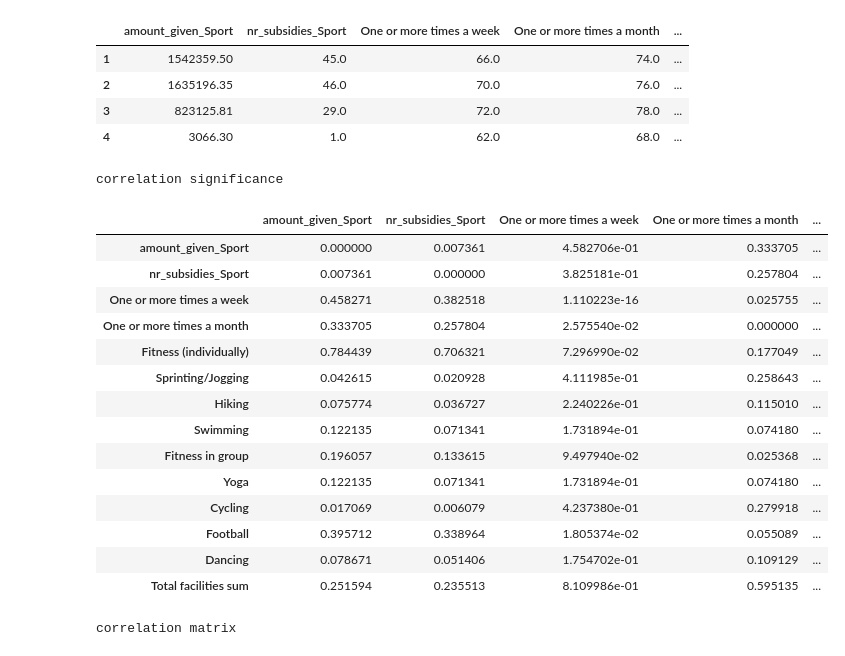
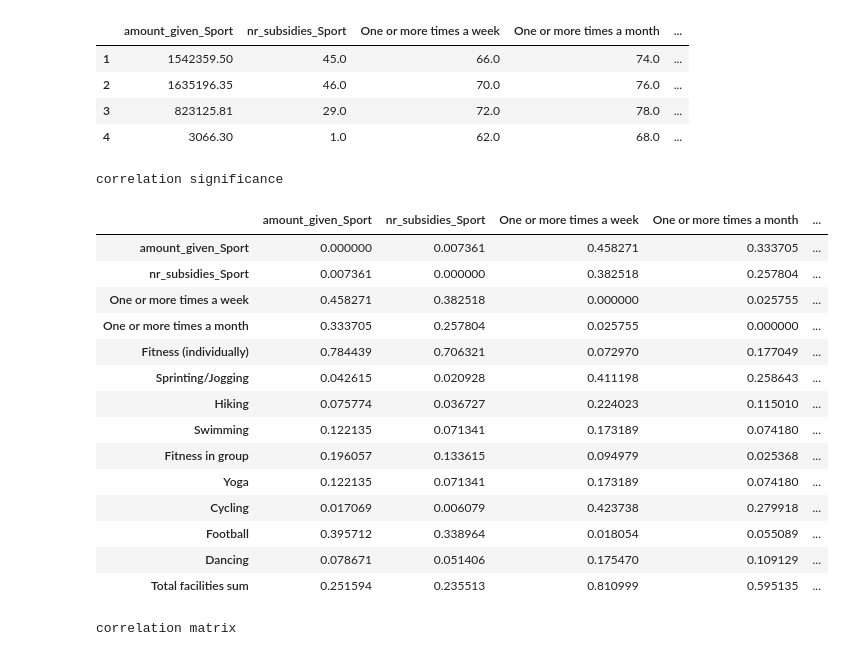
Before and after one commit to IrynaHorova/Project-Amsterdam, a Jupyter notebook: your-code/Data Analysis FD-ih-updates.ipynb, the cells around one changed output. Saved outputs shown, nothing was run; the diff lists cells and outputs as text; code cells hidden in the pictures.

```diff
--- a/your-code/Data Analysis FD-ih-updates.ipynb
+++ b/your-code/Data Analysis FD-ih-updates.ipynb
@@ -102,42 +102,53 @@ data_fd.iloc[1:,[2,3,4,5,6,7,8,9,10,11,12,13,14,19]]
 | 2 | 1635196.35 | 46.0 | 70.0 | 76.0 | ... |
 | 3 | 823125.81 | 29.0 | 72.0 | 78.0 | ... |
 | 4 | 3066.30 | 1.0 | 62.0 | 68.0 | ... |
+# %%
+def color_negative_red(val):
+    """
+    Takes a scalar and returns a string with
+    the css property `'color: red'` for negative
+    strings, black otherwise.
+    """
+    color = 'green' if abs(val) <= 0.05 else 'black'
+    return 'color: %s' % color
 # %%
 df1 = data_fd.iloc[1:,[2,3,4,5,6,7,8,9,10,11,12,13,14,19]]
 df2 = data_fd.iloc[1:,[2,3,4,5,6,7,8,9,10,11,12,13,14,19]]
 
 # np.isnan(df1).any()
 # np.isnan(df2).any()
 
 coeffmat = np.zeros((df1.shape[1], df2.shape[1]))
 pvalmat = np.zeros((df1.shape[1], df2.shape[1]))
 
 for i in range(df1.shape[1]):
     for j in range(df2.shape[1]):
         corrtest = pearsonr(df1[df1.columns[i]], df2[df2.columns[j]])
         coeffmat[i,j] = corrtest[0]
         pvalmat[i,j] = corrtest[1]
 
 dfpvals = pd.DataFrame(pvalmat, columns=df2.columns, index=df1.columns)
+
+dfpvals = dfpvals.style.applymap(color_negative_red)
 print('correlation significance')
 dfpvals
 # %% [output]
 correlation significance
 |  | amount_given_Sport | nr_subsidies_Sport | One or more times a week | One or more times a month | ... |
-| amount_given_Sport | 0.000000 | 0.007361 | 4.582706e-01 | 0.333705 | ... |
-| nr_subsidies_Sport | 0.007361 | 0.000000 | 3.825181e-01 | 0.257804 | ... |
-| One or more times a week | 0.458271 | 0.382518 | 1.110223e-16 | 0.025755 | ... |
-| One or more times a month | 0.333705 | 0.257804 | 2.575540e-02 | 0.000000 | ... |
-| Fitness (individually) | 0.784439 | 0.706321 | 7.296990e-02 | 0.177049 | ... |
-| Sprinting/Jogging | 0.042615 | 0.020928 | 4.111985e-01 | 0.258643 | ... |
-| Hiking | 0.075774 | 0.036727 | 2.240226e-01 | 0.115010 | ... |
-| Swimming | 0.122135 | 0.071341 | 1.731894e-01 | 0.074180 | ... |
-| Fitness in group | 0.196057 | 0.133615 | 9.497940e-02 | 0.025368 | ... |
-| Yoga | 0.122135 | 0.071341 | 1.731894e-01 | 0.074180 | ... |
-| Cycling | 0.017069 | 0.006079 | 4.237380e-01 | 0.279918 | ... |
-| Football | 0.395712 | 0.338964 | 1.805374e-02 | 0.055089 | ... |
-| Dancing | 0.078671 | 0.051406 | 1.754702e-01 | 0.109129 | ... |
-| Total facilities sum | 0.251594 | 0.235513 | 8.109986e-01 | 0.595135 | ... |
+| amount_given_Sport | 0.000000 | 0.007361 | 0.458271 | 0.333705 | ... |
+| nr_subsidies_Sport | 0.007361 | 0.000000 | 0.382518 | 0.257804 | ... |
+| One or more times a week | 0.458271 | 0.382518 | 0.000000 | 0.025755 | ... |
+| One or more times a month | 0.333705 | 0.257804 | 0.025755 | 0.000000 | ... |
+| Fitness (individually) | 0.784439 | 0.706321 | 0.072970 | 0.177049 | ... |
+| Sprinting/Jogging | 0.042615 | 0.020928 | 0.411198 | 0.258643 | ... |
+| Hiking | 0.075774 | 0.036727 | 0.224023 | 0.115010 | ... |
+| Swimming | 0.122135 | 0.071341 | 0.173189 | 0.074180 | ... |
+| Fitness in group | 0.196057 | 0.133615 | 0.094979 | 0.025368 | ... |
+| Yoga | 0.122135 | 0.071341 | 0.173189 | 0.074180 | ... |
+| Cycling | 0.017069 | 0.006079 | 0.423738 | 0.279918 | ... |
+| Football | 0.395712 | 0.338964 | 0.018054 | 0.055089 | ... |
+| Dancing | 0.078671 | 0.051406 | 0.175470 | 0.109129 | ... |
+| Total facilities sum | 0.251594 | 0.235513 | 0.810999 | 0.595135 | ... |
 # %%
 print('correlation matrix')
 df1.corr()
```
Also changed, not shown: parts of 1 cell of this notebook, 4 other files.
